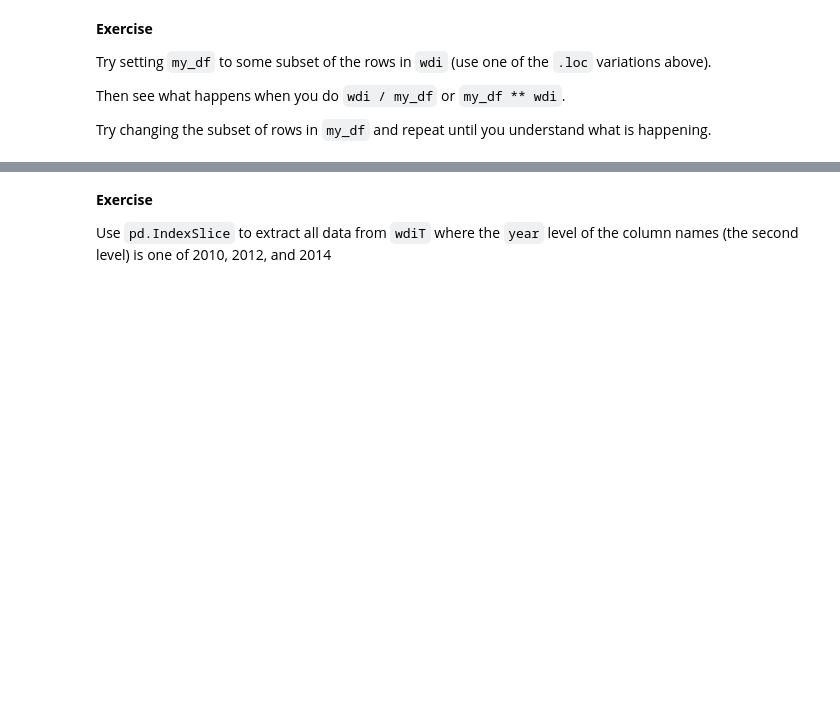
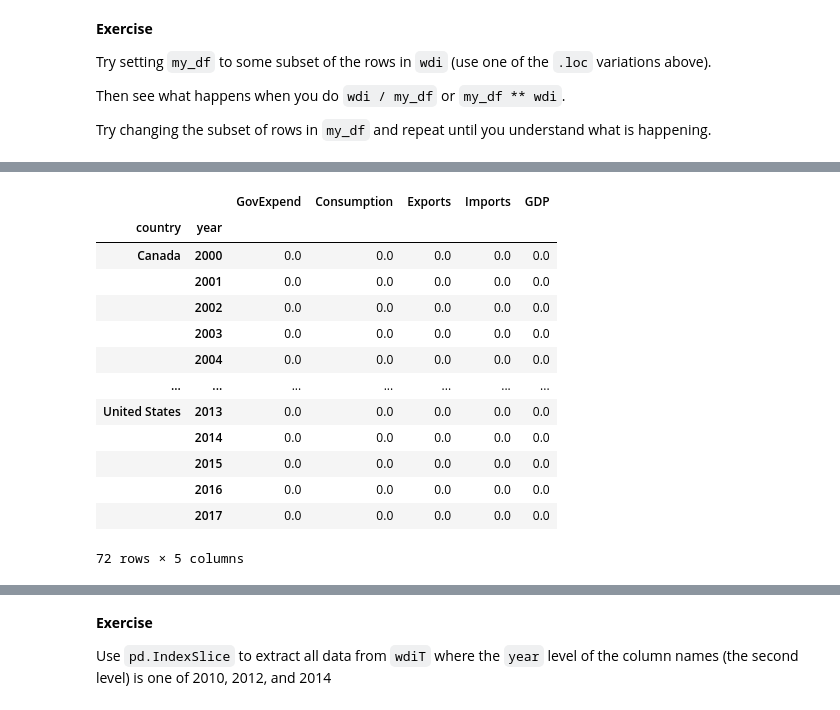
Before and after one commit to QuantEcon/2021-workshop-rsit, a Jupyter notebook: notebooks/session4/pandas-exercises.ipynb, the cells around one changed output, grey strips where cells are left out. Drawn from its saved outputs; the diff is of its cells as text; code cells hidden in the pictures; blank space fills up the shorter version.

```diff
--- a/notebooks/session4/pandas-exercises.ipynb
+++ b/notebooks/session4/pandas-exercises.ipynb
@@ -92,0 +255,17 @@ understand what is happening.
+# %%
+(wdi / my_df).fillna(0.0)  # Fills with just 0s
+# %% [output]
+|  |  | GovExpend | Consumption | Exports | Imports | GDP |
+| country | year |  |  |  |  |  |
+| Canada | 2000 | 0.0 | 0.0 | 0.0 | 0.0 | 0.0 |
+|  | 2001 | 0.0 | 0.0 | 0.0 | 0.0 | 0.0 |
+|  | 2002 | 0.0 | 0.0 | 0.0 | 0.0 | 0.0 |
+|  | 2003 | 0.0 | 0.0 | 0.0 | 0.0 | 0.0 |
+|  | 2004 | 0.0 | 0.0 | 0.0 | 0.0 | 0.0 |
+| ... | ... | ... | ... | ... | ... | ... |
+| United States | 2013 | 0.0 | 0.0 | 0.0 | 0.0 | 0.0 |
+|  | 2014 | 0.0 | 0.0 | 0.0 | 0.0 | 0.0 |
+|  | 2015 | 0.0 | 0.0 | 0.0 | 0.0 | 0.0 |
+|  | 2016 | 0.0 | 0.0 | 0.0 | 0.0 | 0.0 |
+|  | 2017 | 0.0 | 0.0 | 0.0 | 0.0 | 0.0 |
+72 rows × 5 columns
```
Also changed, not shown: parts of 31 cells of this notebook, 1 other file.
